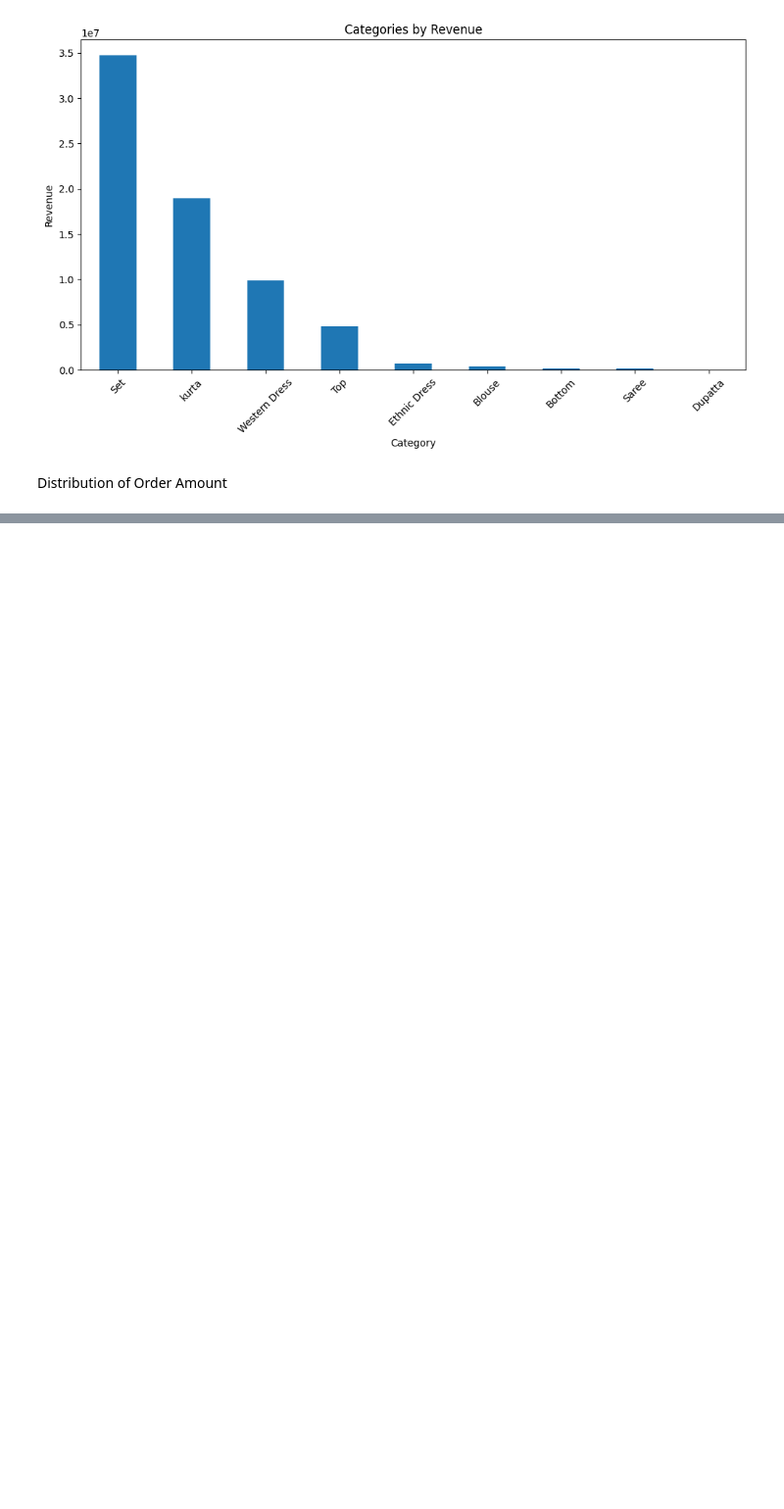
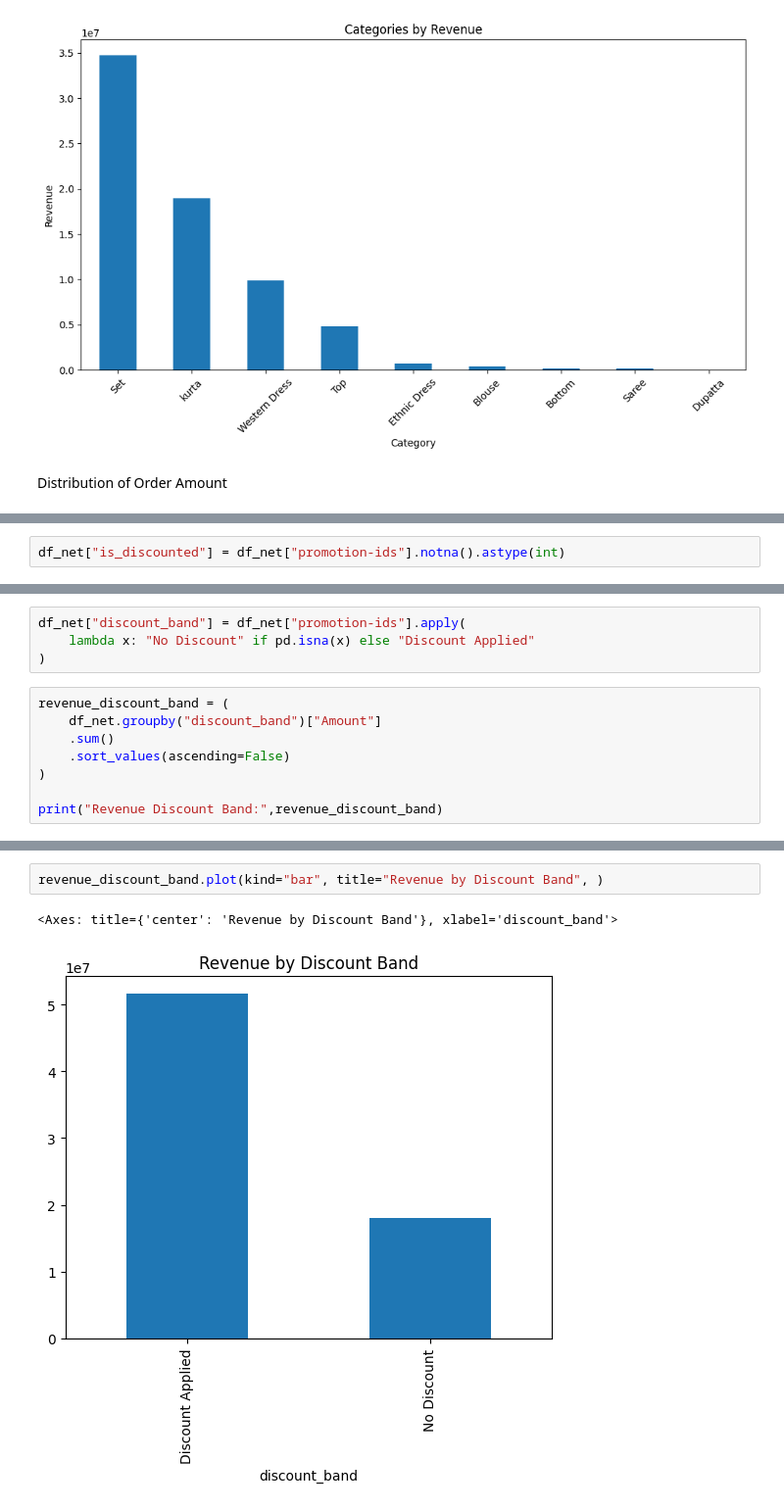
Before and after one commit to anan5093/ecommerce-analysis, a Jupyter notebook: notebooks/Amazon_sales_report.ipynb, the cells around one changed output, grey strips where cells are left out. Shown at 98% size. Cells and saved outputs as stored; diff of their text form; blank space fills up the shorter version.

```diff
--- a/notebooks/Amazon_sales_report.ipynb
+++ b/notebooks/Amazon_sales_report.ipynb
@@ -394,0 +543,2 @@ plt.show()
+# %%
+df_net["is_discounted"] = df_net["promotion-ids"].notna().astype(int)
@@ -394,0 +602,12 @@ plt.show()
+# %%
+df_net["discount_band"] = df_net["promotion-ids"].apply(
+    lambda x: "No Discount" if pd.isna(x) else "Discount Applied"
+)
+# %%
+revenue_discount_band = (
+    df_net.groupby("discount_band")["Amount"]
+    .sum()
+    .sort_values(ascending=False)
+)
+
+print("Revenue Discount Band:",revenue_discount_band)
@@ -394,0 +631,5 @@ plt.show()
+# %%
+revenue_discount_band.plot(kind="bar", title="Revenue by Discount Band", )
+# %% [output]
+<Axes: title={'center': 'Revenue by Discount Band'}, xlabel='discount_band'>
+[figure, added]
```
Also changed, not shown: parts of 20 cells of this notebook.
